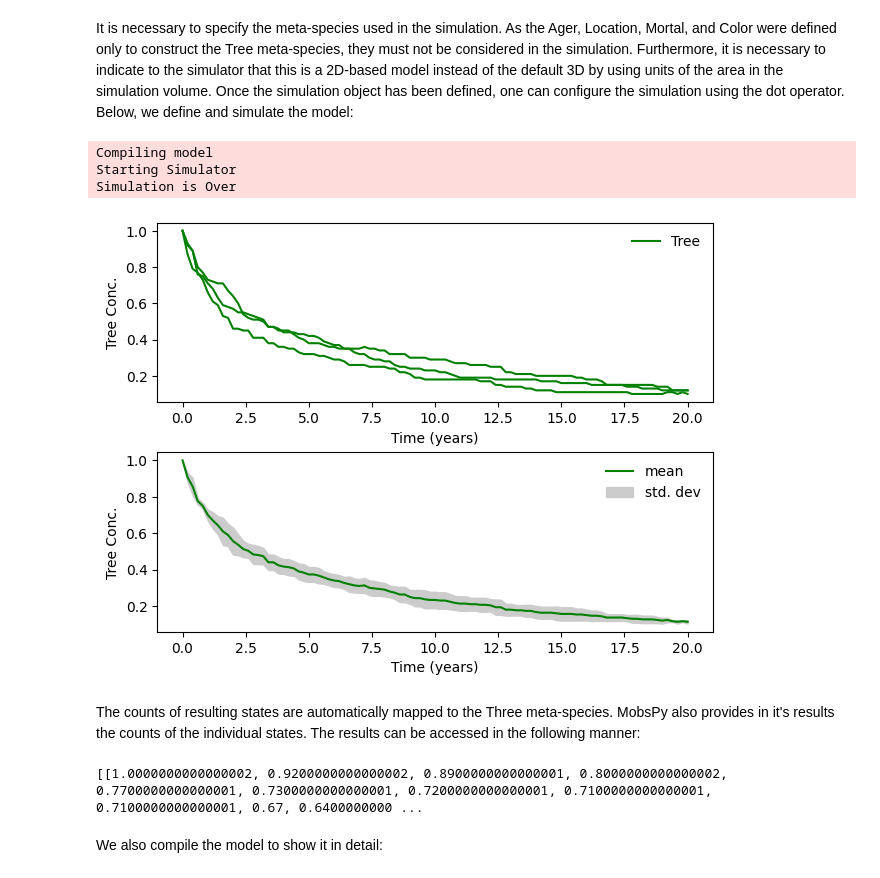
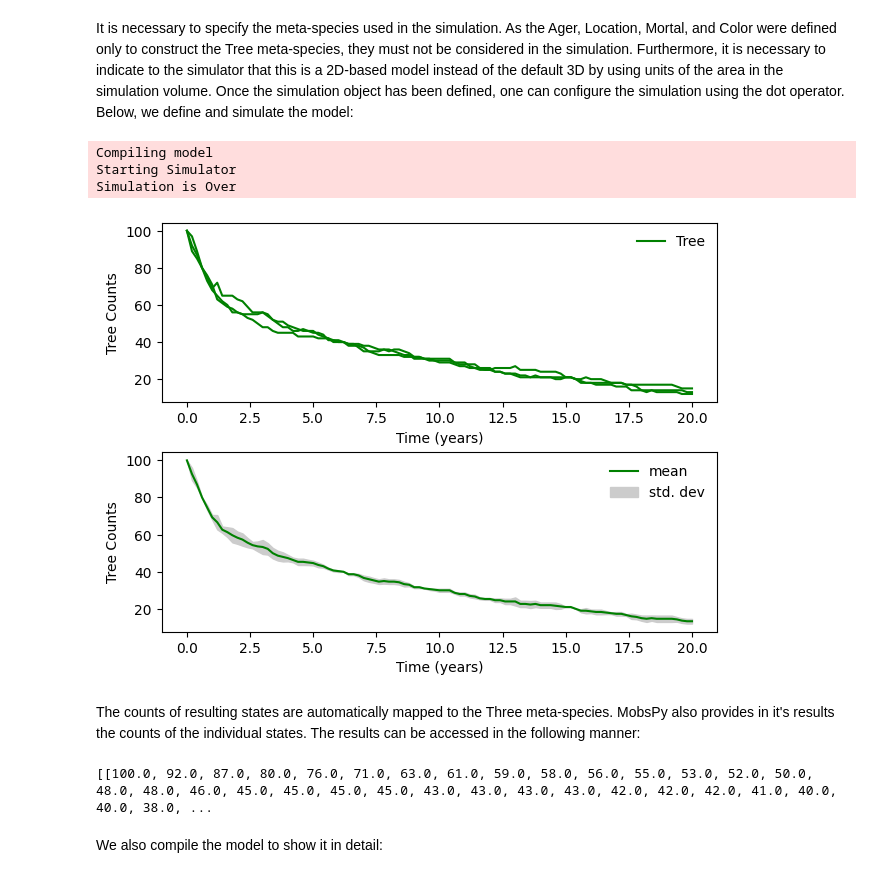
Before and after one commit to ROBACON/mobspy, a Jupyter notebook: docs/example_models/tutorial_notebooks/01_Basic_Intro.ipynb, the cells around one changed output. Drawn from its saved outputs; the diff is of its cells as text; code cells hidden in the pictures.

Commit message:
Fixed concentration vs. count issue

```diff
--- a/docs/example_models/tutorial_notebooks/01_Basic_Intro.ipynb
+++ b/docs/example_models/tutorial_notebooks/01_Basic_Intro.ipynb
@@ -153,28 +153,29 @@ Once the simulation object has been defined, one can configure the simulation us
 # %%
 # initial conditions, in this model version we only have green trees
 Tree.dense(25), Tree.dense.old(25), Tree.sparse(25), Tree.sparse.old(25)
 
 S = Simulation(Tree)
 S.simulation_method = 'stochastic'
 S.repetitions = 3
 S.duration = 20*u.years
 S.unit_x = 'year'
+S.output_concentration = False
 
 # An untypical volume
 S.volume = 1*u.m**2
 
 S.run()
 # %% [output]
 Compiling model
 Starting Simulator
 Simulation is Over
-[figure, old version]
+[figure, new version]
 # %% [markdown]
 The counts of resulting states are automatically mapped to the Three meta-species. MobsPy also provides in it's results the counts of the individual states. The results can be accessed in the following manner:
 # %%
 print(S.results[Tree])
 # %% [output]
-[[1.0000000000000002, 0.9200000000000002, 0.8900000000000001, 0.8000000000000002, 0.7700000000000001, 0.7300000000000001, 0.7200000000000001, 0.7100000000000001, 0.7100000000000001, 0.67, 0.6400000000 ...
+[[100.0, 92.0, 87.0, 80.0, 76.0, 71.0, 63.0, 61.0, 59.0, 58.0, 56.0, 55.0, 53.0, 52.0, 50.0, 48.0, 48.0, 46.0, 45.0, 45.0, 45.0, 45.0, 43.0, 43.0, 43.0, 43.0, 42.0, 42.0, 42.0, 41.0, 40.0, 40.0, 38.0, ...
 # %% [markdown]
 We also compile the model to show it in detail:
 # %%
```
